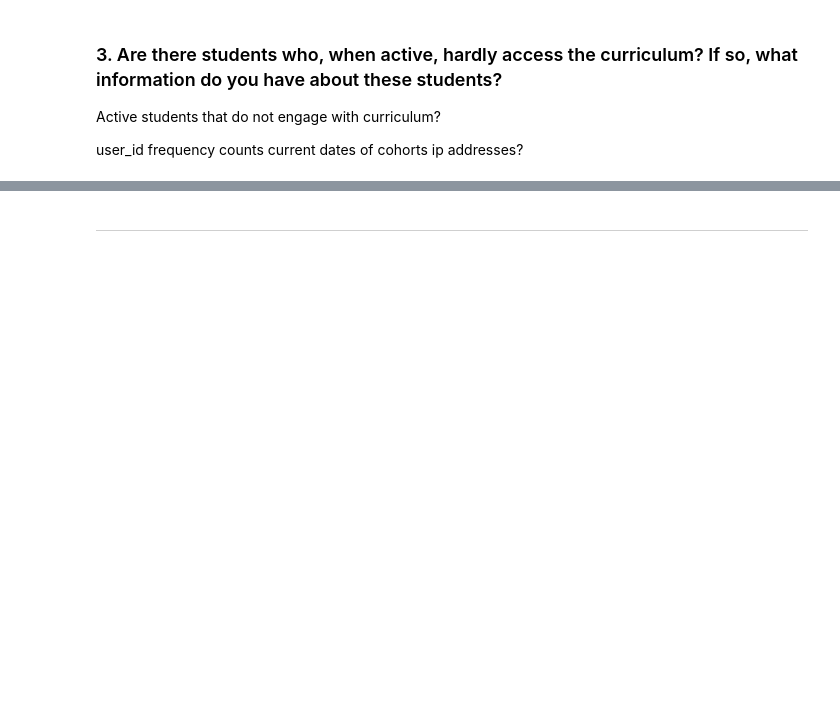
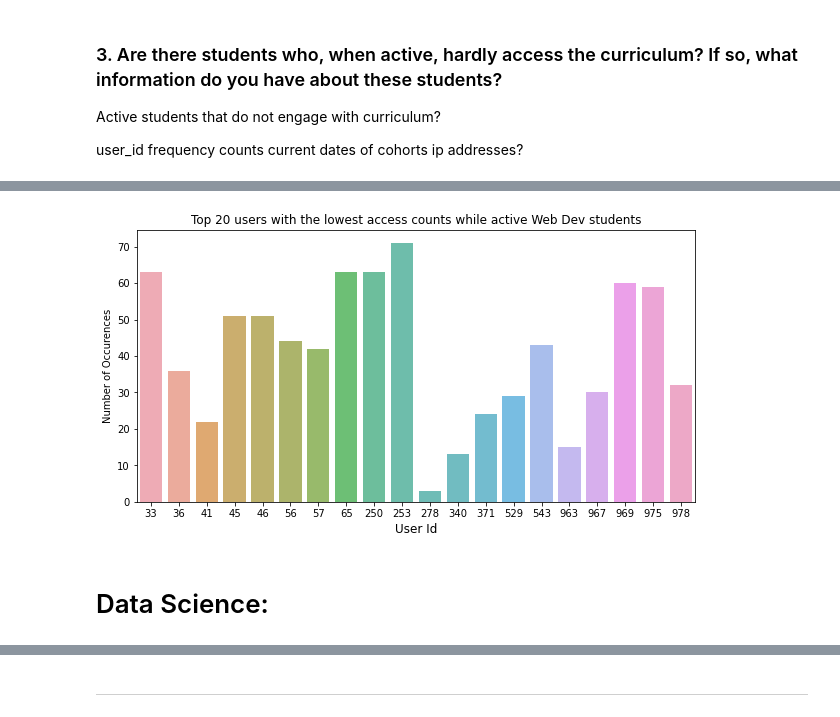
Before and after one commit to miller-cerna-laskowski-morris-eyring/anomaly-group-project, a Jupyter notebook: Eyring-notebook.ipynb, the cells around one changed output, grey strips where cells are left out. Saved outputs shown, nothing was run; the diff lists cells and outputs as text; code cells hidden in the pictures; blank space fills up the shorter version.

```diff
--- a/Eyring-notebook.ipynb
+++ b/Eyring-notebook.ipynb
@@ -29,19 +28,0 @@ df=acquire.get_access_data()
-# %%
-#calling in wrangle.py functions (minus outliers/imputers) to change dtypes and add/drop columns:
-df = wrangle.add_columns(df)
-# %%
-# Create DateTime for index, convert dates to DateTime, add an hour column, drop old date and time
-df['accessed'] = df['date'] + ' ' + df['time']
-df.accessed = pd.to_datetime(df.accessed)
-df.start_date = pd.to_datetime(df.start_date)
-df.end_date = pd.to_datetime(df.end_date)
-df['hour'] = df['accessed'].dt.hour
-df = df.drop(columns=['date','time'])
-df = df[df.end_date <= pd.to_datetime("today")]
-df['Date'] = df['accessed'].dt.date
-df['Time'] = df['accessed'].dt.time
-#setting date as the index
-df = df.set_index('accessed')
-# %%
-#dropping program 4.0 (newest program) as it ony shows 5 of the students...might be a data submission error:
-df=df[df.program_id != 4.0]
@@ -54,0 +76,4 @@ df.head(2)
+# %%
+#splitting webdev and datascience into two different df:
+wd = df[df.program_type != 'Data Science']
+ds = df[df.program_type == 'Data Science']
@@ -133,0 +159,14 @@ df.loc[df['program_id'] == 3.0, 'program_id'] = 'Data Science'
+# %%
+#histogram of these users under 20 logged access dates:
+user_id_count = active_wd.groupby('user_id').size().sort_values()
+user_id_count = user_id_count[:20]
+plt.figure(figsize=(10,5))
+sns.barplot(user_id_count.index, user_id_count.values, alpha=0.8)
+plt.title ('Top 20 users with the lowest access counts while active Web Dev students')
+plt.ylabel('Number of Occurences')
+plt.xlabel('User Id', fontsize=12)
+plt.show()
+# %% [output]
+[figure, added]
+# %% [markdown]
+# Data Science:
```
Also changed, not shown: parts of 105 cells of this notebook.
